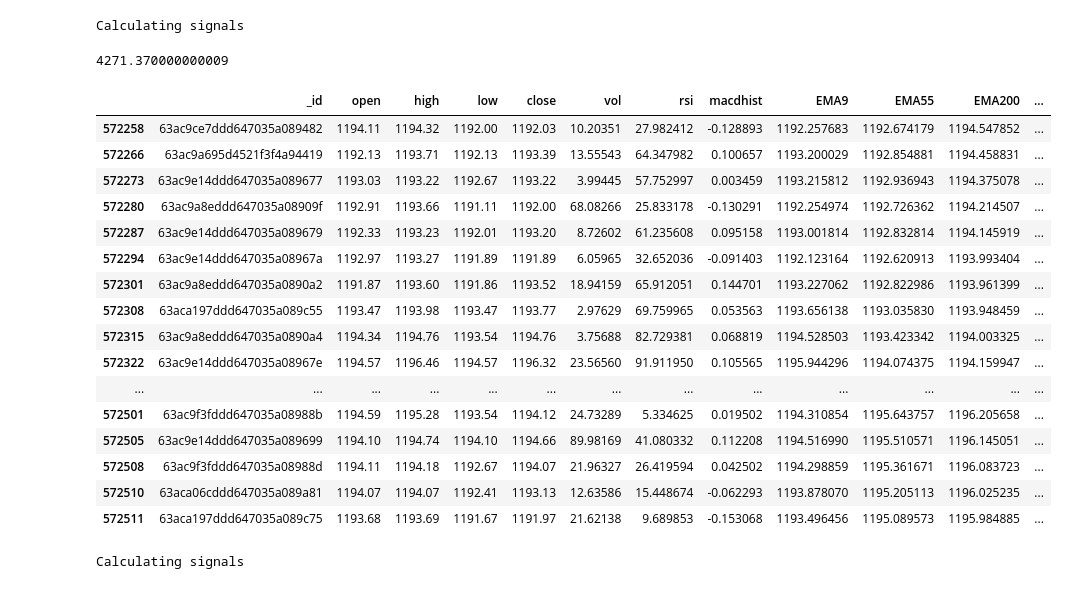
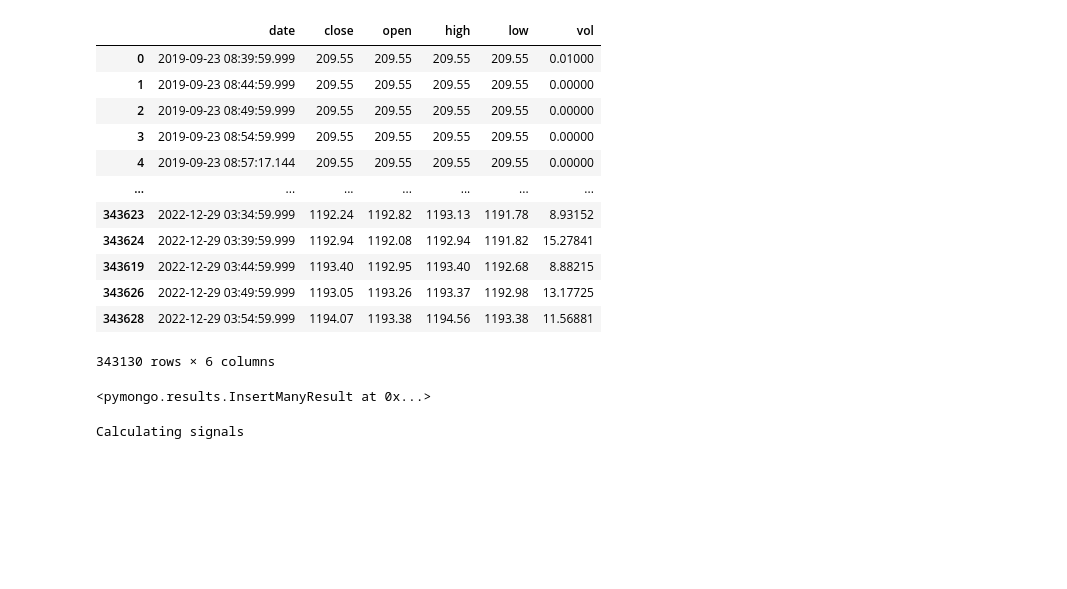
Before and after one commit to carlislejd/trading_bot, a Jupyter notebook: research.ipynb, the cells around one changed output. Drawn from its saved outputs; the diff is of its cells as text; code cells hidden in the pictures; blank space fills up the shorter version.

Commit message:
who knew consistent data is a pain

```diff
--- a/research.ipynb
+++ b/research.ipynb
@@ -28,31 +28,3 @@ load_dotenv()
 client = ccxt_connect()
 binance = binance_client()
 prices = prices_collection()
-# %%
-df = pd.DataFrame(list(prices.find().sort('date', -1)))
-df.sort_values('date', inplace=True)
-
-df.set_index('date', inplace=True)
-close = df['close'].values
-df['rsi'] = talib.RSI(close, timeperiod=14)
-macd, macdsignal, df['macdhist'] = talib.MACD(close, fastperiod=12, slowperiod=26, signalperiod=9)
-df['EMA9'] = talib.EMA(df.close, 9)
-df['EMA55'] = talib.EMA(df.close, 55)
-df['EMA200'] = talib.EMA(df.close, 200)
-
-df['date'] = df.index
-df.reset_index(drop=True, inplace=True)
-df.fillna(method='ffill', inplace=True)
-
-df.drop_duplicates(subset='date', keep='last', inplace=True)
-
-print('Calculating signals')
-df['cross'] = df.apply(long_short, axis=1)
-
-df = df[50000:]
-df['signal'] = df[df['cross'] != 0]['cross'].diff()
-df['signal'].fillna(0, inplace=True)
-
-df['action'] = df.apply(create_signal, axis=1)
-# %% [output]
-Calculating signals
@@ -105,27 +31,30 @@ def backtest(df, initial_capital=1000, taker_fee=0.0006, leverage=5):
-# %%
-backtest(df)
-# %% [output]
-4271.370000000009
+# %%
+df = pd.DataFrame(list(prices.find()))
+df.sort_values('date', inplace=True)
+
+df.drop_duplicates(subset='date', keep='last', inplace=True)
+
+df.drop(['_id'], axis=1, inplace=True)
 # %%
-df.tail(40)
+df
 # %% [output]
-|  | _id | open | high | low | close | vol | rsi | macdhist | EMA9 | EMA55 | EMA200 | ... |
-| 572258 | 63ac9ce7ddd647035a089482 | 1194.11 | 1194.32 | 1192.00 | 1192.03 | 10.20351 | 27.982412 | -0.128893 | 1192.257683 | 1192.674179 | 1194.547852 | ... |
-| 572266 | 63ac9a695d4521f3f4a94419 | 1192.13 | 1193.71 | 1192.13 | 1193.39 | 13.55543 | 64.347982 | 0.100657 | 1193.200029 | 1192.854881 | 1194.458831 | ... |
-| 572273 | 63ac9e14ddd647035a089677 | 1193.03 | 1193.22 | 1192.67 | 1193.22 | 3.99445 | 57.752997 | 0.003459 | 1193.215812 | 1192.936943 | 1194.375078 | ... |
-| 572280 | 63ac9a8eddd647035a08909f | 1192.91 | 1193.66 | 1191.11 | 1192.00 | 68.08266 | 25.833178 | -0.130291 | 1192.254974 | 1192.726362 | 1194.214507 | ... |
-| 572287 | 63ac9e14ddd647035a089679 | 1192.33 | 1193.23 | 1192.01 | 1193.20 | 8.72602 | 61.235608 | 0.095158 | 1193.001814 | 1192.832814 | 1194.145919 | ... |
-| 572294 | 63ac9e14ddd647035a08967a | 1192.97 | 1193.27 | 1191.89 | 1191.89 | 6.05965 | 32.652036 | -0.091403 | 1192.123164 | 1192.620913 | 1193.993404 | ... |
-| 572301 | 63ac9a8eddd647035a0890a2 | 1191.87 | 1193.60 | 1191.86 | 1193.52 | 18.94159 | 65.912051 | 0.144701 | 1193.227062 | 1192.822986 | 1193.961399 | ... |
-| 572308 | 63aca197ddd647035a089c55 | 1193.47 | 1193.98 | 1193.47 | 1193.77 | 2.97629 | 69.759965 | 0.053563 | 1193.656138 | 1193.035830 | 1193.948459 | ... |
-| 572315 | 63ac9a8eddd647035a0890a4 | 1194.34 | 1194.76 | 1193.54 | 1194.76 | 3.75688 | 82.729381 | 0.068819 | 1194.528503 | 1193.423342 | 1194.003325 | ... |
-| 572322 | 63ac9e14ddd647035a08967e | 1194.57 | 1196.46 | 1194.57 | 1196.32 | 23.56560 | 91.911950 | 0.105565 | 1195.944296 | 1194.074375 | 1194.159947 | ... |
-| ... | ... | ... | ... | ... | ... | ... | ... | ... | ... | ... | ... | ... |
-| 572501 | 63ac9f3fddd647035a08988b | 1194.59 | 1195.28 | 1193.54 | 1194.12 | 24.73289 | 5.334625 | 0.019502 | 1194.310854 | 1195.643757 | 1196.205658 | ... |
-| 572505 | 63ac9e14ddd647035a089699 | 1194.10 | 1194.74 | 1194.10 | 1194.66 | 89.98169 | 41.080332 | 0.112208 | 1194.516990 | 1195.510571 | 1196.145051 | ... |
-| 572508 | 63ac9f3fddd647035a08988d | 1194.11 | 1194.18 | 1192.67 | 1194.07 | 21.96327 | 26.419594 | 0.042502 | 1194.298859 | 1195.361671 | 1196.083723 | ... |
-| 572510 | 63aca06cddd647035a089a81 | 1194.07 | 1194.07 | 1192.41 | 1193.13 | 12.63586 | 15.448674 | -0.062293 | 1193.878070 | 1195.205113 | 1196.025235 | ... |
-| 572511 | 63aca197ddd647035a089c75 | 1193.68 | 1193.69 | 1191.67 | 1191.97 | 21.62138 | 9.689853 | -0.153068 | 1193.496456 | 1195.089573 | 1195.984885 | ... |
+|  | date | close | open | high | low | vol |
+| 0 | 2019-09-23 08:39:59.999 | 209.55 | 209.55 | 209.55 | 209.55 | 0.01000 |
+| 1 | 2019-09-23 08:44:59.999 | 209.55 | 209.55 | 209.55 | 209.55 | 0.00000 |
+| 2 | 2019-09-23 08:49:59.999 | 209.55 | 209.55 | 209.55 | 209.55 | 0.00000 |
+| 3 | 2019-09-23 08:54:59.999 | 209.55 | 209.55 | 209.55 | 209.55 | 0.00000 |
+| 4 | 2019-09-23 08:57:17.144 | 209.55 | 209.55 | 209.55 | 209.55 | 0.00000 |
+| ... | ... | ... | ... | ... | ... | ... |
+| 343623 | 2022-12-29 03:34:59.999 | 1192.24 | 1192.82 | 1193.13 | 1191.78 | 8.93152 |
+| 343624 | 2022-12-29 03:39:59.999 | 1192.94 | 1192.08 | 1192.94 | 1191.82 | 15.27841 |
+| 343619 | 2022-12-29 03:44:59.999 | 1193.40 | 1192.95 | 1193.40 | 1192.68 | 8.88215 |
+| 343626 | 2022-12-29 03:49:59.999 | 1193.05 | 1193.26 | 1193.37 | 1192.98 | 13.17725 |
+| 343628 | 2022-12-29 03:54:59.999 | 1194.07 | 1193.38 | 1194.56 | 1193.38 | 11.56881 |
+343130 rows × 6 columns
+# %%
+prices_collection().insert_many(df.to_dict('records'))
+# %% [output]
+<pymongo.results.InsertManyResult at 0x...>
 # %%
 df = pd.DataFrame(list(prices.find().sort('date', -1)))
 df.sort_values('date', inplace=True)
```
Also changed, not shown: parts of 8 cells of this notebook, 3 other files.
